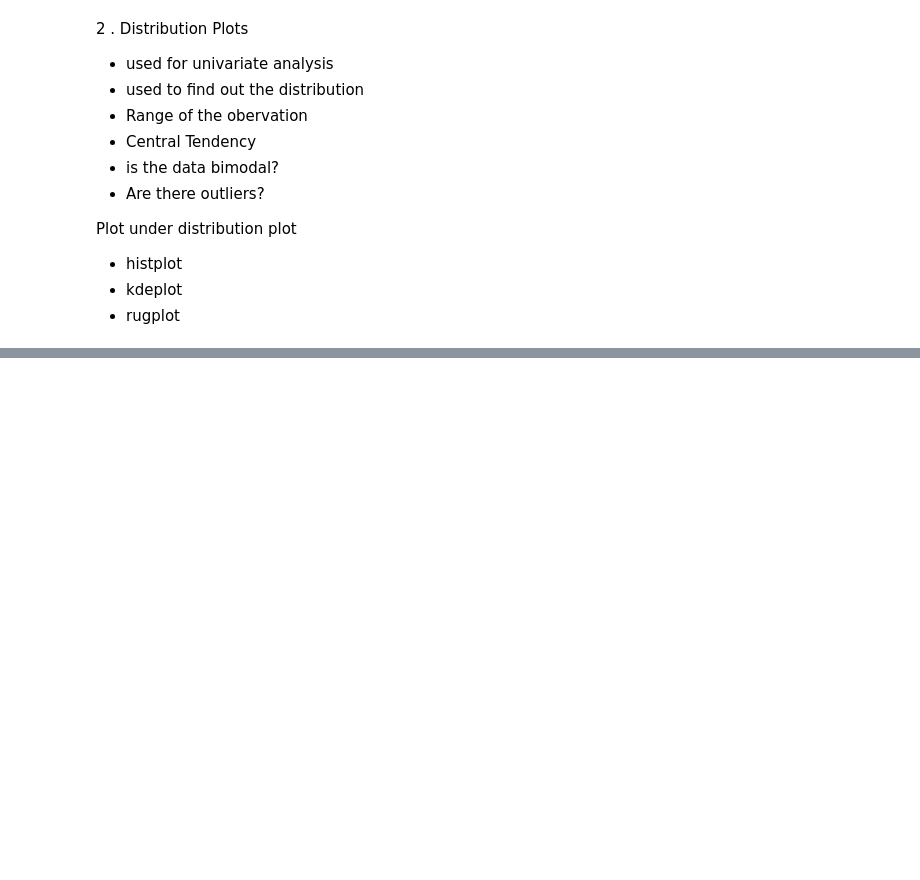
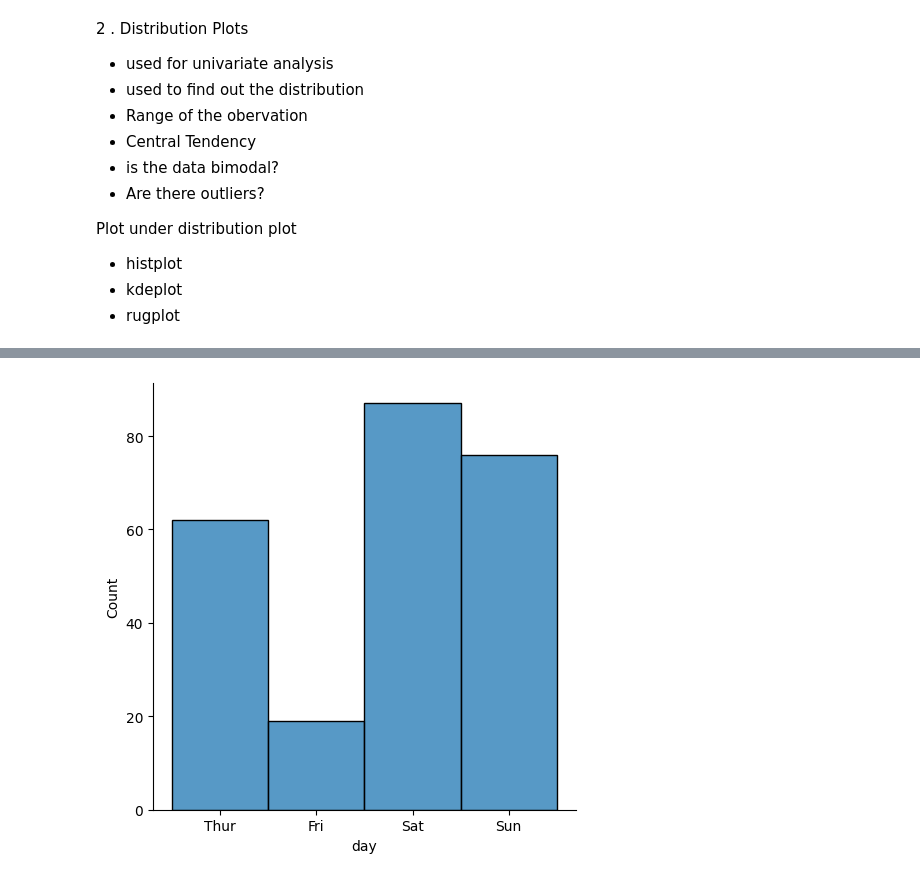
Before and after one commit to Jitudebnath/python, a Jupyter notebook: SEABORN/Seaborn.ipynb, the cells around one changed output, grey strips where cells are left out. Cells and saved outputs as stored; diff of their text form; code cells hidden in the pictures; blank space fills up the shorter version.

```diff
--- a/SEABORN/Seaborn.ipynb
+++ b/SEABORN/Seaborn.ipynb
@@ -197,0 +216,7 @@ plt.show()
+# %%
+sns.displot(data=tips,
+            kind='hist',
+            x='day')
+plt.show()
+# %% [output]
+[figure, added]
```
Also changed, not shown: parts of 49 cells of this notebook, 1 other file.
